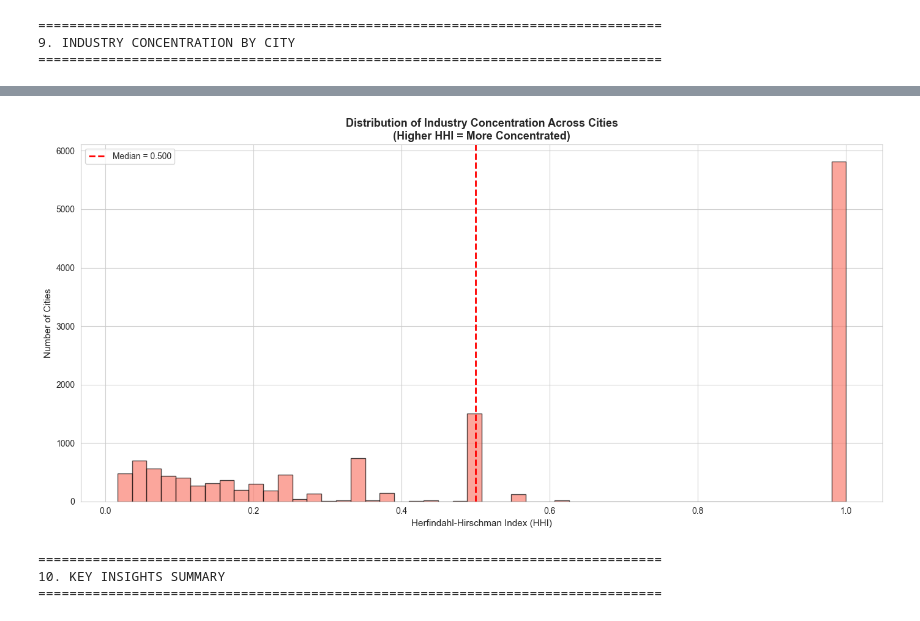
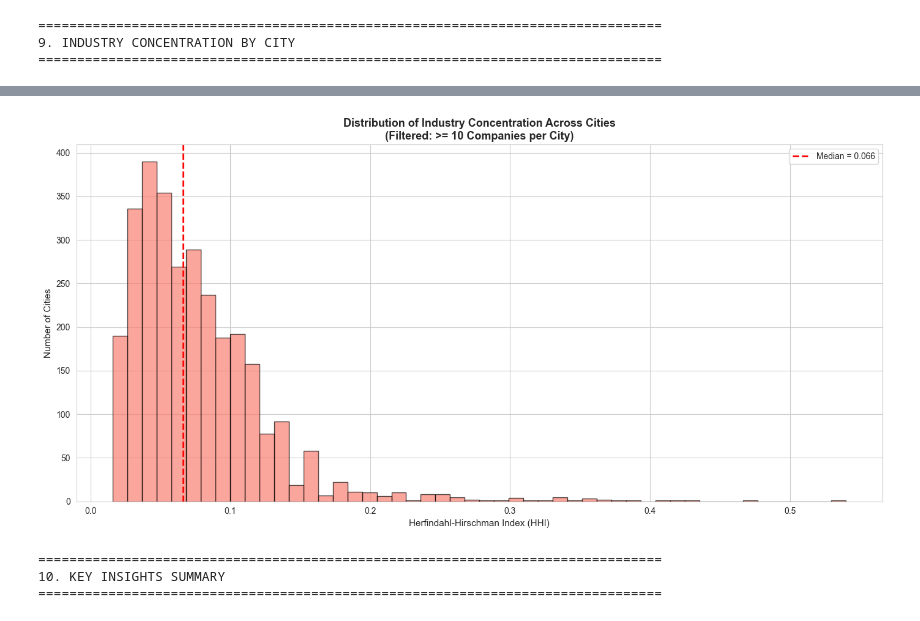
Before and after one commit to manasamaddi1/FirmScape, a Jupyter notebook: aaronWongEDA.ipynb, the cells around one changed output, grey strips where cells are left out. Drawn from its saved outputs; the diff is of its cells as text; code cells hidden in the pictures.

Commit message:
Dashboard Step #1 Completed

```diff
--- a/aaronWongEDA.ipynb
+++ b/aaronWongEDA.ipynb
@@ -520,31 +504,87 @@ print("="*80)
 ================================================================================
 # %%
 if 'industry' in df.columns:
-    # Calculate Herfindahl-Hirschman Index (HHI) for industry concentration
-    city_industry = df.groupby(['city_x', 'industry']).size().reset_index(name='count')
+
+    # -----------------------------
+    # Step 1: Compute company counts per city
+    # -----------------------------
     city_totals = df.groupby('city_x').size().reset_index(name='total')
-    city_industry = city_industry.merge(city_totals, on='city_x')
+
+    # Filter: Keep only cities with at least N companies
+    MIN_COMPANIES = 10   # You can change this threshold
+    valid_cities = city_totals[city_totals['total'] >= MIN_COMPANIES]['city_x']
+
+    df_filtered = df[df['city_x'].isin(valid_cities)].copy()
+
+    print(f"Total cities before filtering: {city_totals.shape[0]}")
+    print(f"Cities with >= {MIN_COMPANIES} companies: {len(valid_cities)}")
+
+    # -----------------------------
+    # Step 2: Calculate HHI
+    # -----------------------------
+    city_industry = (
+        df_filtered
+        .groupby(['city_x', 'industry'])
+        .size()
+        .reset_index(name='count')
+    )
+
+    city_totals_filtered = (
+        df_filtered
+        .groupby('city_x')
+        .size()
+        .reset_index(name='total')
+    )
+
+    city_industry = city_industry.merge(city_totals_filtered, on='city_x')
+
     city_industry['share'] = city_industry['count'] / city_industry['total']
     city_industry['share_squared'] = city_industry['share'] ** 2
 
-    hhi = city_industry.groupby('city_x')['share_squared'].sum().reset_index()
+    hhi = (
+        city_industry
+        .groupby('city_x')['share_squared']
+        .sum()
+        .reset_index()
+    )
+
     hhi.columns = ['city', 'hhi']
     hhi = hhi.sort_values('hhi', ascending=False)
 
+    # -----------------------------
+    # Step 3: Print Results
+    # -----------------------------
     print(f"\nTop 10 most concentrated cities (by HHI):")
     print(hhi.head(10))
 
     print(f"\nTop 10 most diversified cities (by HHI):")
     print(hhi.tail(10))
 
-    # Visualize
+    print(f"\nMedian HHI (filtered cities): {hhi['hhi'].median():.3f}")
+
+    # -----------------------------
+    # Step 4: Visualization
+    # -----------------------------
     fig, ax = plt.subplots(figsize=(14, 7))
-    ax.hist(hhi['hhi'], bins=50, color='salmon', edgecolor='black', alpha=0.7)
+
+    ax.hist(hhi['hhi'], bins=50, color='salmon',
+            edgecolor='black', alpha=0.7)
+
     ax.set_xlabel('Herfindahl-Hirschman Index (HHI)', fontsize=11)
     ax.set_ylabel('Number of Cities', fontsize=11)
-    ax.set_title('Distribution of Industry Concentration Across Cities\n(Higher HHI = More Concentrated)',
-                 fontsize=13, fontweight='bold')
-    ax.axvline(hhi['hhi'].median(), color='red', linestyle='--', linewidth=2, label=f'Median = {hhi["hhi"].median():.3f}')
+    ax.set_title(
+        f'Distribution of Industry Concentration Across Cities\n'
+        f'(Filtered: >= {MIN_COMPANIES} Companies per City)',
+        fontsize=13, fontweight='bold'
+    )
+
+    median_hhi = hhi['hhi'].median()
+    ax.axvline(median_hhi,
+               color='red',
+               linestyle='--',
+               linewidth=2,
+               label=f'Median = {median_hhi:.3f}')
+
     ax.legend()
     plt.tight_layout()
     plt.show()
@@ -569,4 +609,4 @@ Top 10 most concentrated cities (by HHI):
-[figure, old version]
+[figure, new version]
 # %%
 # ============================================================================
 # 10. KEY INSIGHTS SUMMARY
```
Also changed, not shown: parts of 20 cells of this notebook, 2 other files.
